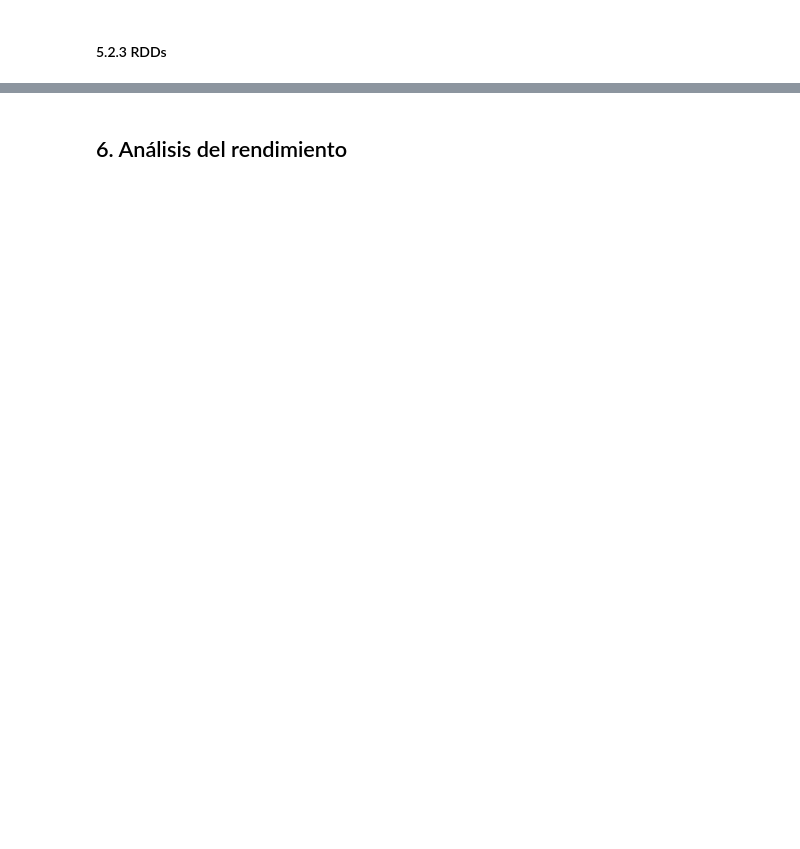
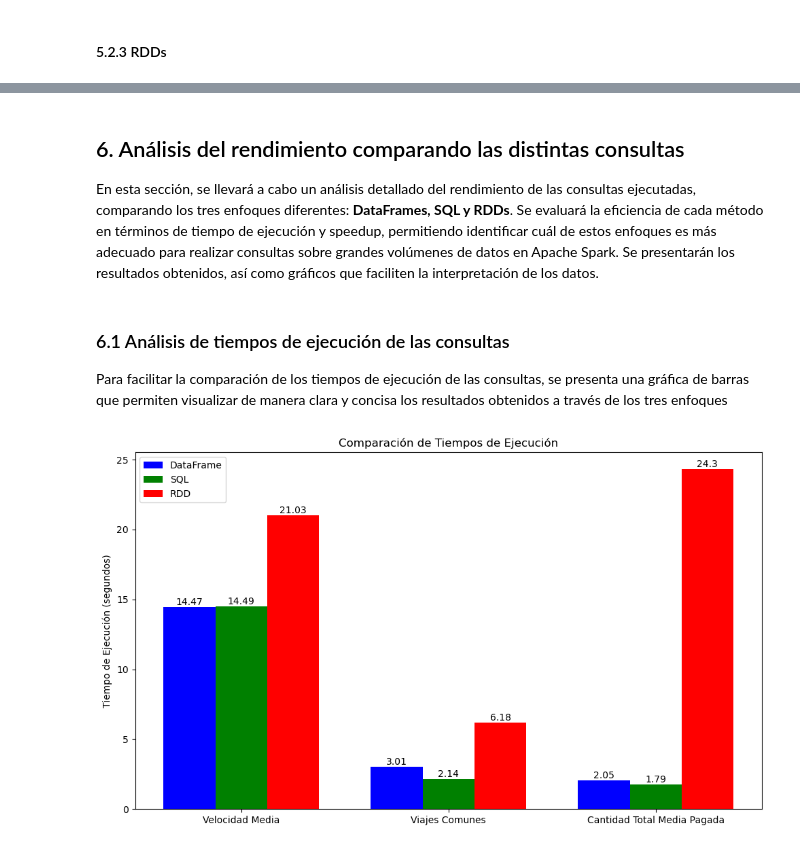
Before and after one commit to pablohd10/hpc-spark-taxi-trip-analysis, a Jupyter notebook: hpc-spark-taxi-trip-analysis.ipynb, the cells around one changed output, grey strips where cells are left out. Saved outputs shown, nothing was run; the diff lists cells and outputs as text; code cells hidden in the pictures; blank space fills up the shorter version.

Commit message:
gráficas implementadas (análisis rendimiento)

```diff
--- a/hpc-spark-taxi-trip-analysis.ipynb
+++ b/hpc-spark-taxi-trip-analysis.ipynb
@@ -628,0 +719,18 @@ TIEMPO QUE HA TARDADO EN REALIZARSE LA CONSULTA (RDD):  0.27565836906433105 segu
+# %%
+# Medir el tiempo de ejecución
+start_time_total_df = time.time()
+# Calculamos la cantidad total media pagada en función del número de pasajeros
+avg_total_paid_by_passengers_df = (
+    trip_data_df_unix_joined
+    .groupBy("passenger_count")
+    .agg(F.avg("total_amount").alias("average_total_paid"))
+    .orderBy("passenger_count")
+)
+# Mostramos los resultados
+avg_total_paid_by_passengers_df.show()
+# Medimos el tiempo final
+end_time_total_df = time.time()
+
+elapsed_time_total_df = end_time_total_df - start_time_total_df
+
+print("Tiempo de ejecución (DataFrames):", elapsed_time_total_df, "segundos")
@@ -629,2 +836,42 @@ TIEMPO QUE HA TARDADO EN REALIZARSE LA CONSULTA (RDD):  0.27565836906433105 segu
 # %% [markdown]
-## 6. Análisis del rendimiento
+## 6. Análisis del rendimiento comparando las distintas consultas
+En esta sección, se llevará a cabo un análisis detallado del rendimiento de las consultas ejecutadas, comparando los tres enfoques diferentes: **DataFrames, SQL y RDDs**. Se evaluará la eficiencia de cada método en términos de tiempo de ejecución y speedup, permitiendo identificar cuál de estos enfoques es más adecuado para realizar consultas sobre grandes volúmenes de datos en Apache Spark. Se presentarán los resultados obtenidos, así como gráficos que faciliten la interpretación de los datos.
+# %% [markdown]
+### 6.1 Análisis de tiempos de ejecución de las consultas
+Para facilitar la comparación de los tiempos de ejecución de las consultas, se presenta una gráfica de barras que permiten visualizar de manera clara y concisa los resultados obtenidos a través de los tres enfoques
+# %%
+import matplotlib.pyplot as plt
+import numpy as np
+
+# Datos de tiempos de ejecución
+labels = ['Velocidad Media', 'Viajes Comunes', 'Cantidad Total Media Pagada']
+df_times = [elapsed_time_avg_speed_df, elapsed_time_common_df, elapsed_time_total_df]
+sql_times = [elapsed_time_avg_speed_sql, elapsed_time_common_sql, elapsed_time_total_sql]
+rdd_times = [elapsed_time_avg_speed_rdd, elapsed_time_common_rdd, elapsed_time_total_rdd]
+
+# Configuración de la gráfica
+x = np.arange(len(labels))  # la ubicación de las etiquetas
+width = 0.25  # el ancho de las barras
+
+fig, ax = plt.subplots(figsize=(10, 6))
+bars1 = ax.bar(x - width, df_times, width, label='DataFrame', color='b')
+bars2 = ax.bar(x, sql_times, width, label='SQL', color='g')
+bars3 = ax.bar(x + width, rdd_times, width, label='RDD', color='r')
+
+# Añadimos etiquetas, título y personalizamos la gráfica
+ax.set_ylabel('Tiempo de Ejecución (segundos)')
+ax.set_title('Comparación de Tiempos de Ejecución')
+ax.set_xticks(x)
+ax.set_xticklabels(labels)
+ax.legend()
+
+# Etiquetas en las barras
+for bars in (bars1, bars2, bars3):
+    for bar in bars:
+        yval = bar.get_height()
+        ax.text(bar.get_x() + bar.get_width()/2, yval, round(yval, 2), ha='center', va='bottom')
+
+plt.tight_layout()
+plt.show()
+# %% [output]
+[figure, added]
```
Also changed, not shown: parts of 56 cells of this notebook.
